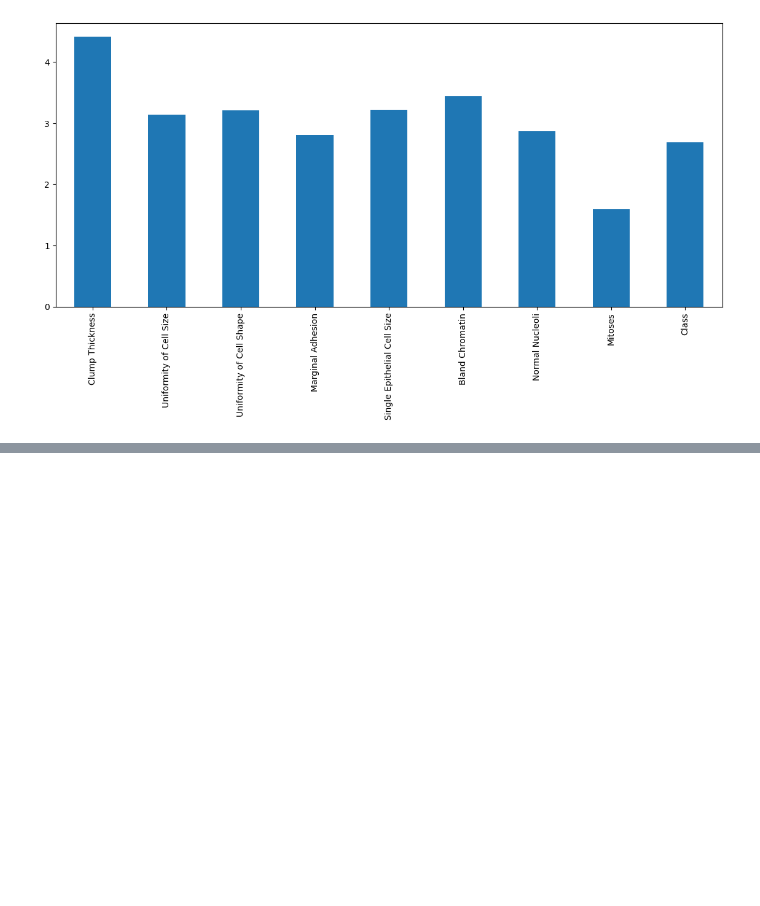
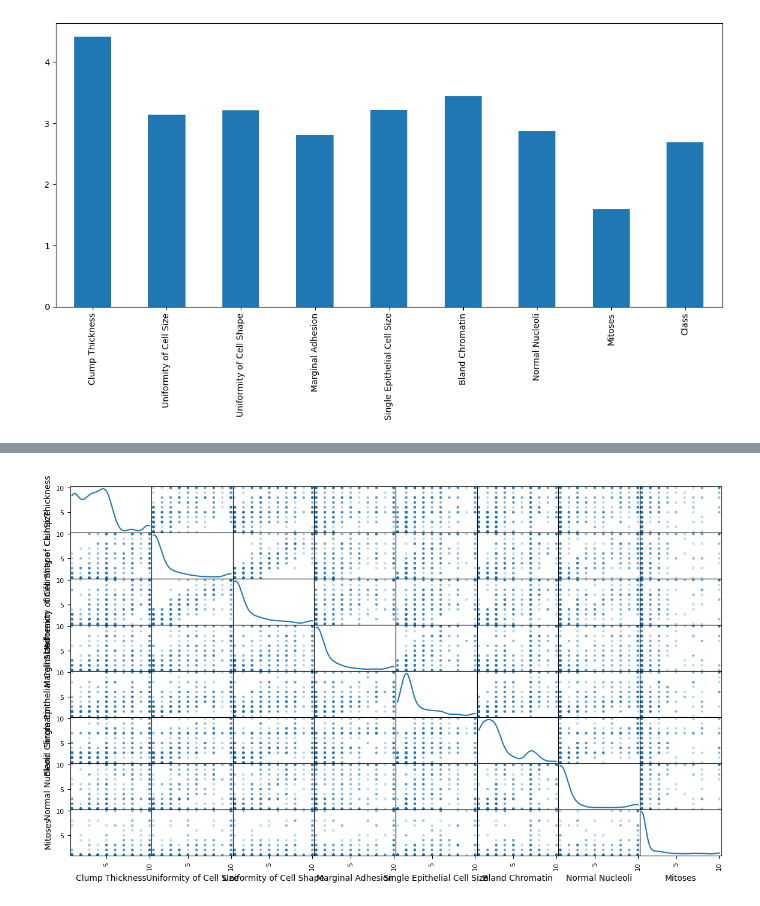
Before and after one commit to SaydsC/PfDAProject2, a Jupyter notebook: Project 2 Programming for Data Analysis.ipynb, the cells around one changed output, grey strips where cells are left out. Drawn from its saved outputs; the diff is of its cells as text; code cells hidden in the pictures; blank space fills up the shorter version.

```diff
--- a/Project 2 Programming for Data Analysis.ipynb
+++ b/Project 2 Programming for Data Analysis.ipynb
@@ -100,0 +153,8 @@ The random forest is a classification algorithm consisting of many decisions tre
+# %%
+#to check for skewness
+
+diagnosis = wbc['Class']
+features = wbc.drop(['Class'], axis = 1)
+pd.plotting.scatter_matrix(features, alpha = 0.3, figsize = (14,8), diagonal = 'kde');
+# %% [output]
+[figure, added]
```
Also changed, not shown: parts of 6 cells of this notebook.
